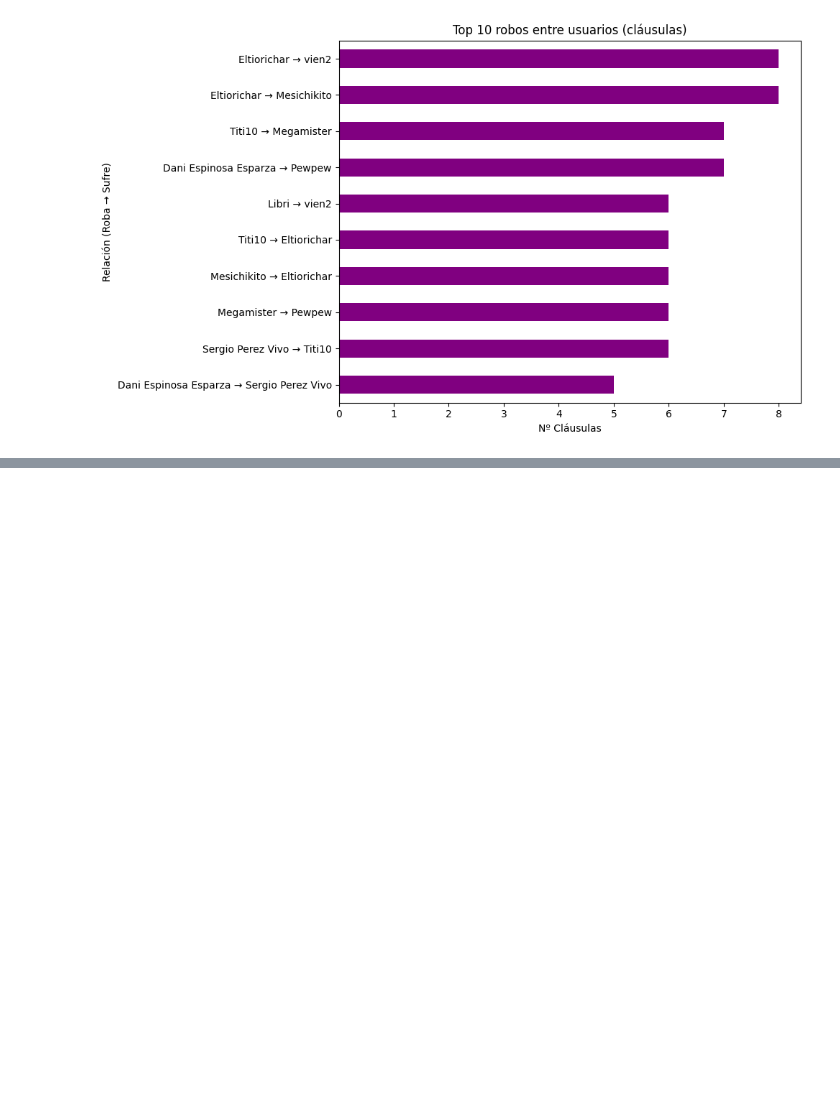
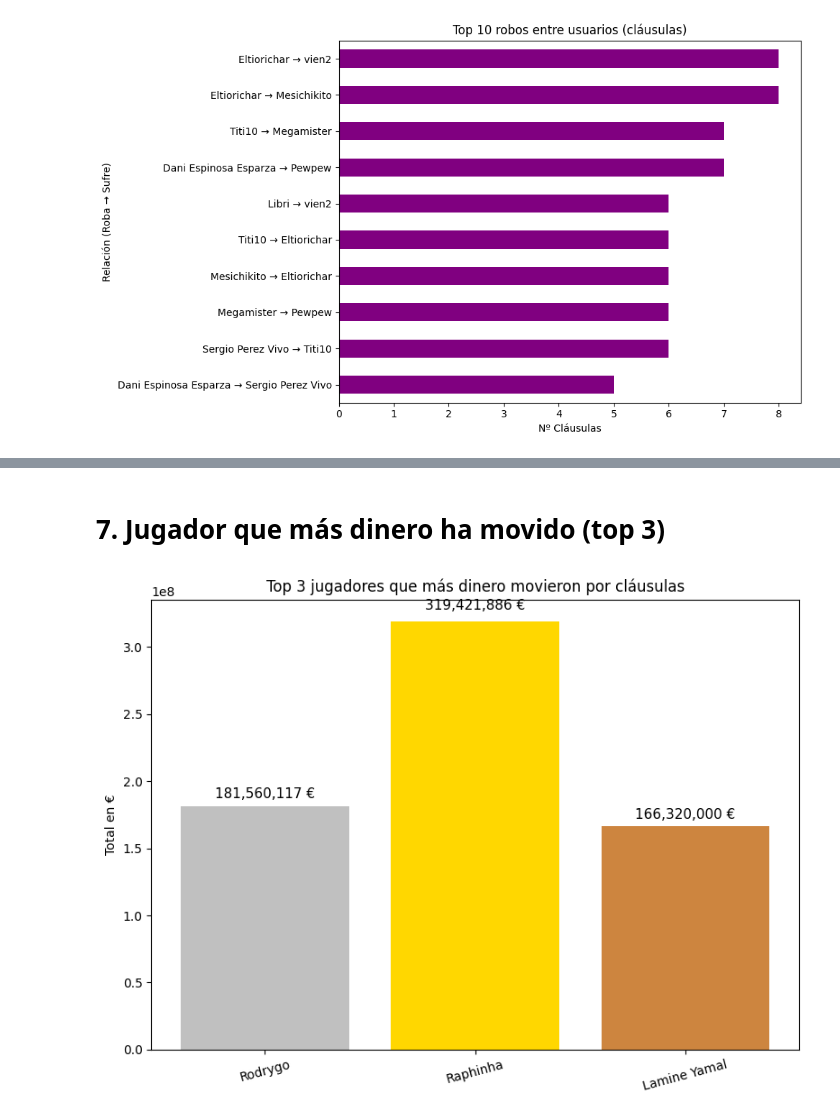
Before and after one commit to vien2/MisterBot, a Jupyter notebook: Mister/consultas_graficas.ipynb, the cells around one changed output, grey strips where cells are left out. Saved outputs shown, nothing was run; the diff lists cells and outputs as text; code cells hidden in the pictures; blank space fills up the shorter version.

```diff
--- a/Mister/consultas_graficas.ipynb
+++ b/Mister/consultas_graficas.ipynb
@@ -132,0 +201,47 @@ plt.show()
+# %% [markdown]
+# 7. Jugador que más dinero ha movido (top 3)
+# %%
+with conexion_db() as conn:
+    query = """
+        SELECT
+            nombre,
+            apellido,
+            SUM(precio) AS total_dinero
+        FROM dbo.v_transferencias
+        WHERE tipo_operacion = 'Cláusula'
+          AND fecha_transferencia BETWEEN '2024-08-15' AND '2025-06-30'
+        GROUP BY nombre, apellido
+        ORDER BY total_dinero DESC
+        LIMIT 3;
+    """
+    df_podio = pd.read_sql(query, conn)
+
+# Crear columna con nombre completo, asegurando texto
+df_podio['jugador'] = (df_podio['nombre'].fillna('') + ' ' + df_podio['apellido'].fillna('')).str.strip()
+
+# Orden para estilo podio
+df_podio = df_podio.sort_values('total_dinero', ascending=False).reset_index(drop=True)
+df_podio = df_podio.loc[[1, 0, 2]] if len(df_podio) == 3 else df_podio  # solo si hay 3 jugadores
+
+# Convertir a arrays
+jugadores = df_podio['jugador'].astype(str).values
+valores = df_podio['total_dinero'].astype(float).values
+
+# Gráfico estilo podio
+colors = ['silver', 'gold', 'peru']  # 🥈🥇🥉
+plt.figure(figsize=(8, 6))
+bars = plt.bar(jugadores, valores, color=colors[:len(jugadores)])
+
+# Añadir valores encima
+for bar in bars:
+    yval = bar.get_height()
+    plt.text(bar.get_x() + bar.get_width()/2, yval + yval*0.02, f"{int(yval):,} €",
+             ha='center', va='bottom', fontsize=11)
+
+plt.title("Top 3 jugadores que más dinero movieron por cláusulas")
+plt.ylabel("Total en €")
+plt.xticks(rotation=15)
+plt.tight_layout()
+plt.show()
+# %% [output]
+[figure, added]
```
Also changed, not shown: parts of 49 cells of this notebook, 3 other files.
